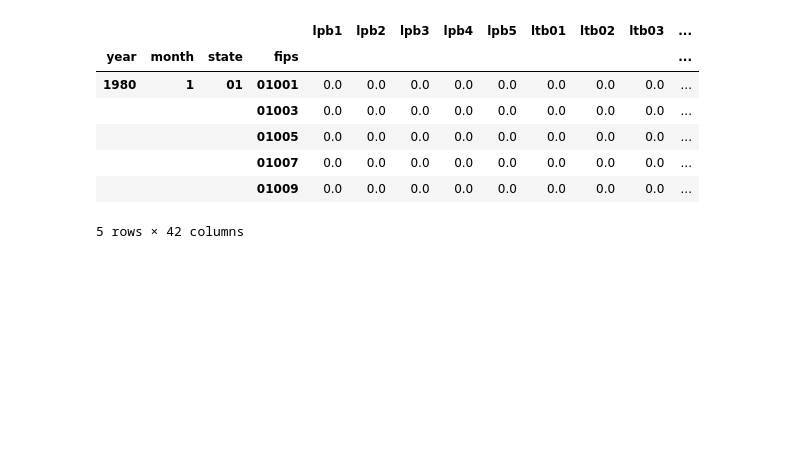
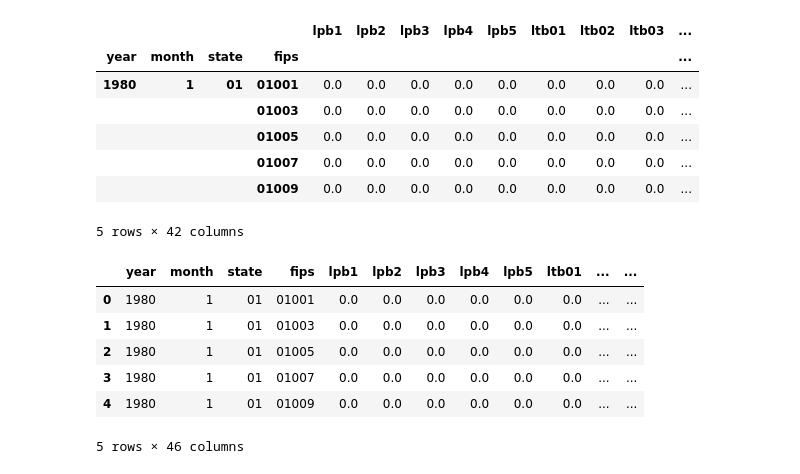
Before and after one commit to databasedav/crime-and-climate-change-reproduction, a Jupyter notebook: regression.ipynb, the cells around one changed output. Saved outputs shown, nothing was run; the diff lists cells and outputs as text; code cells hidden in the pictures; blank space fills up the shorter version.

Commit message:
update regression notebook and add subproblem breakup

```diff
--- a/regression.ipynb
+++ b/regression.ipynb
@@ -304,6 +308,6 @@ NameError: name 'ar' is not defined
 # %%
 with open('pickles/weather_df.pkl', 'wb') as file:
-    pickle.dump(regression_df, file)
+    pickle.dump(weather_df, file)
 # %%
 with open('pickles/weather_df.pkl', 'rb') as file:
     weather_df = pickle.load(file)
@@ -373,0 +378,12 @@ regression_df.head()
+# %%
+single_indexed_regression_df = regression_df.reset_index()
+# %%
+single_indexed_regression_df.head()
+# %% [output]
+|  | year | month | state | fips | lpb1 | lpb2 | lpb3 | lpb4 | lpb5 | ltb01 | ... | ... |
+| 0 | 1980 | 1 | 01 | 01001 | 0.0 | 0.0 | 0.0 | 0.0 | 0.0 | 0.0 | ... | ... |
+| 1 | 1980 | 1 | 01 | 01003 | 0.0 | 0.0 | 0.0 | 0.0 | 0.0 | 0.0 | ... | ... |
+| 2 | 1980 | 1 | 01 | 01005 | 0.0 | 0.0 | 0.0 | 0.0 | 0.0 | 0.0 | ... | ... |
+| 3 | 1980 | 1 | 01 | 01007 | 0.0 | 0.0 | 0.0 | 0.0 | 0.0 | 0.0 | ... | ... |
+| 4 | 1980 | 1 | 01 | 01009 | 0.0 | 0.0 | 0.0 | 0.0 | 0.0 | 0.0 | ... | ... |
+5 rows × 46 columns
```
Also changed, not shown: parts of 22 cells of this notebook, 1 other file.
